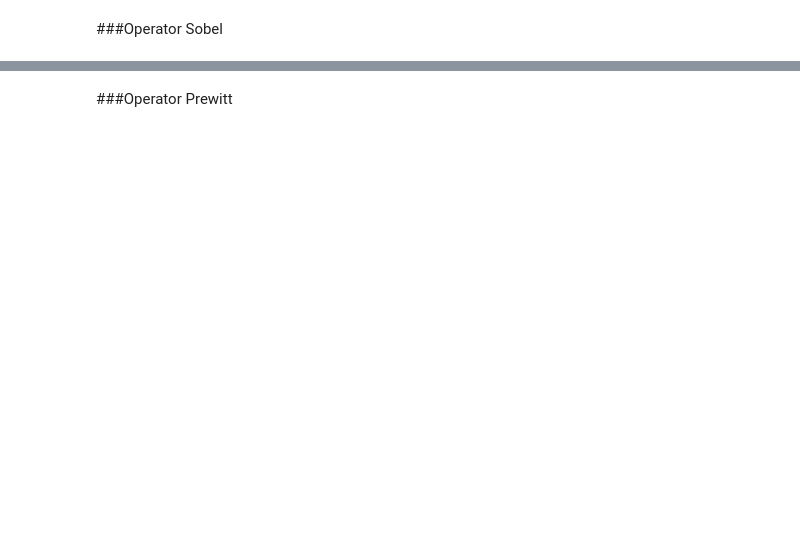
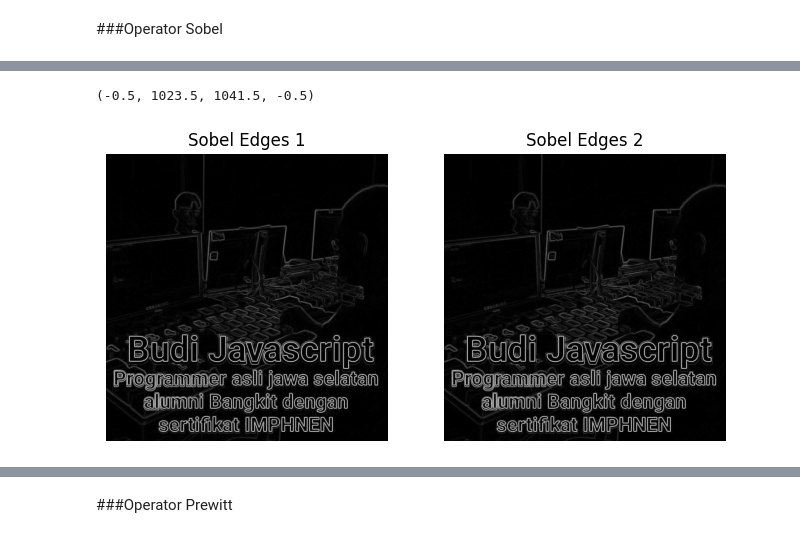
Before and after one commit to Bayhaqieee/ML_Competitions, a Jupyter notebook: ComVis_EdgeDetection.ipynb, the cells around one changed output, grey strips where cells are left out. Cells and saved outputs as stored; diff of their text form; code cells hidden in the pictures; blank space fills up the shorter version.

```diff
--- a/ComVis_EdgeDetection.ipynb
+++ b/ComVis_EdgeDetection.ipynb
@@ -24,0 +51,15 @@ sobel_x = cv2.Sobel(image, cv2.CV_64F, 1, 0, ksize=5)  # x-direction
+# %%
+fig, ax = plt.subplots(1, 2, figsize=(8, 8)) # Changed to 1 row, 2 columns
+
+# Sobel Edges Image
+ax[0].imshow(sobel_edges, cmap='gray')
+ax[0].set_title('Sobel Edges 1')
+ax[0].axis('off')
+
+# Sobel Edges Image
+ax[1].imshow(sobel_edges1, cmap='gray')
+ax[1].set_title('Sobel Edges 2')
+ax[1].axis('off')
+# %% [output]
+(-0.5, 1023.5, 1041.5, -0.5)
+[figure, added]
```
Also changed, not shown: parts of 20 cells of this notebook.
